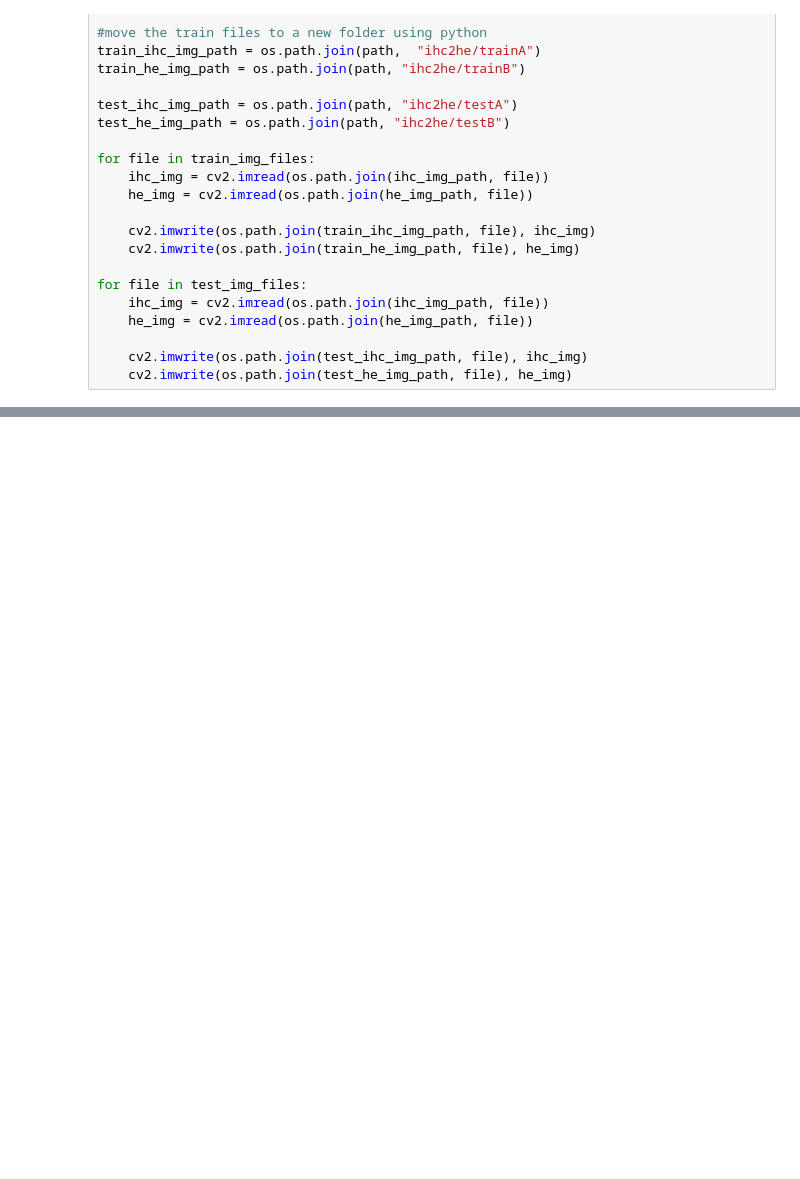
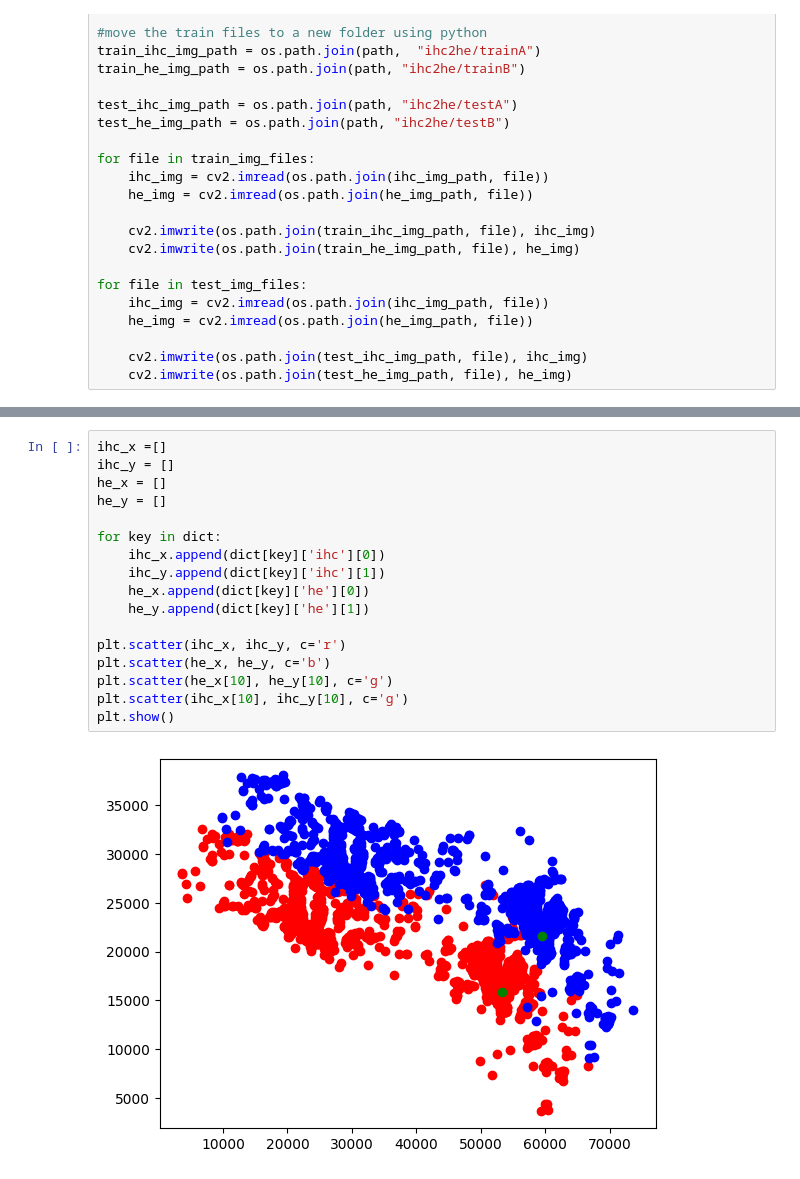
Before and after one commit to EST09/pytorch-CycleGAN-and-pix2pix, a Jupyter notebook: preprocessing/25052023_add_to_dataset.ipynb, the cells around one changed output, grey strips where cells are left out. Cells and saved outputs as stored; diff of their text form; blank space fills up the shorter version.

```diff
--- a/preprocessing/25052023_add_to_dataset.ipynb
+++ b/preprocessing/25052023_add_to_dataset.ipynb
@@ -115,0 +152,19 @@ plt.show()
+# %%
+ihc_x =[]
+ihc_y = []
+he_x = []
+he_y = []
+
+for key in dict:
+    ihc_x.append(dict[key]['ihc'][0])
+    ihc_y.append(dict[key]['ihc'][1])
+    he_x.append(dict[key]['he'][0])
+    he_y.append(dict[key]['he'][1])
+
+plt.scatter(ihc_x, ihc_y, c='r')
+plt.scatter(he_x, he_y, c='b')
+plt.scatter(he_x[10], he_y[10], c='g')
+plt.scatter(ihc_x[10], ihc_y[10], c='g')
+plt.show()
+# %% [output]
+[figure, added]
```
Also changed, not shown: parts of 6 cells of this notebook, 7 other files.
